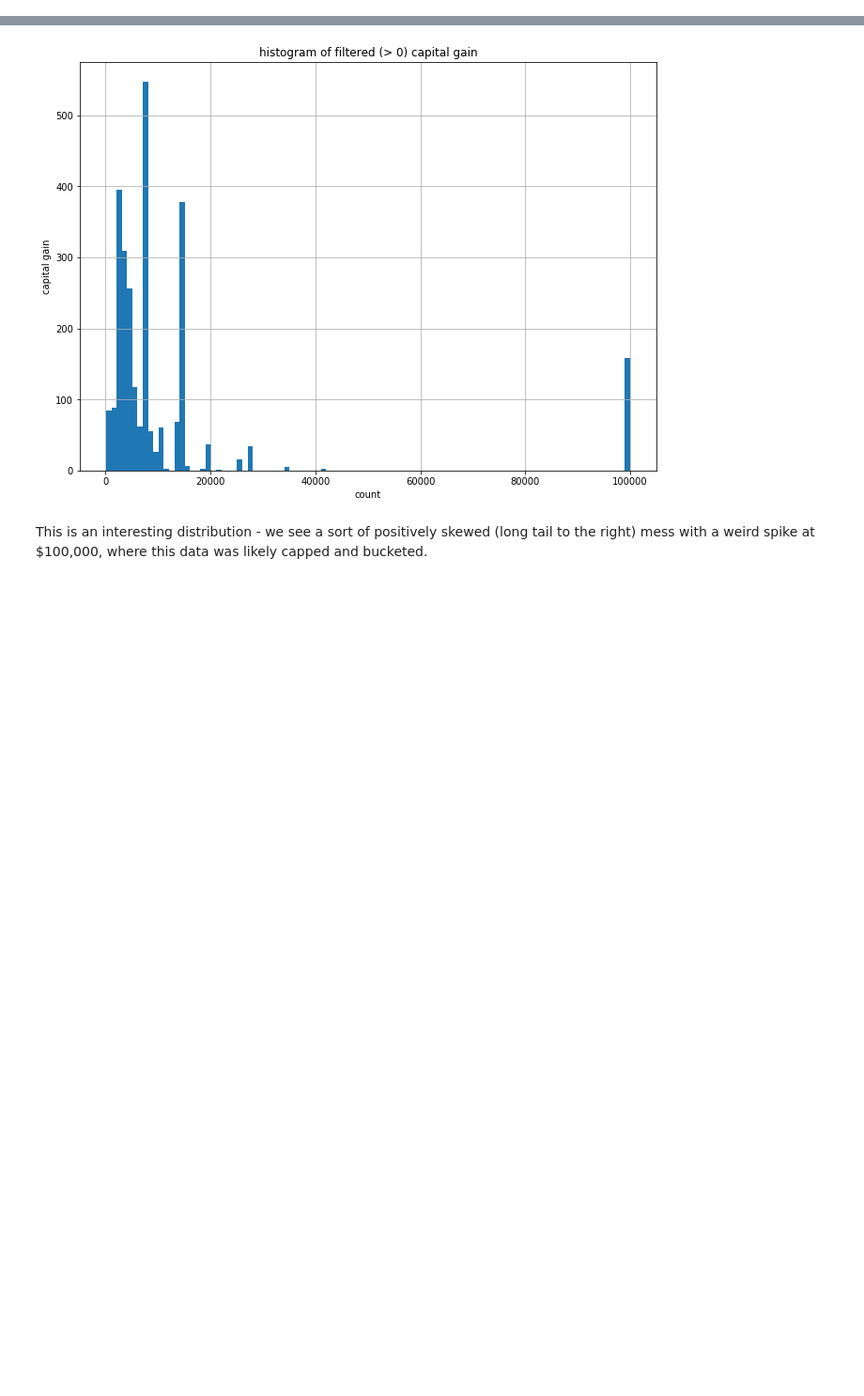
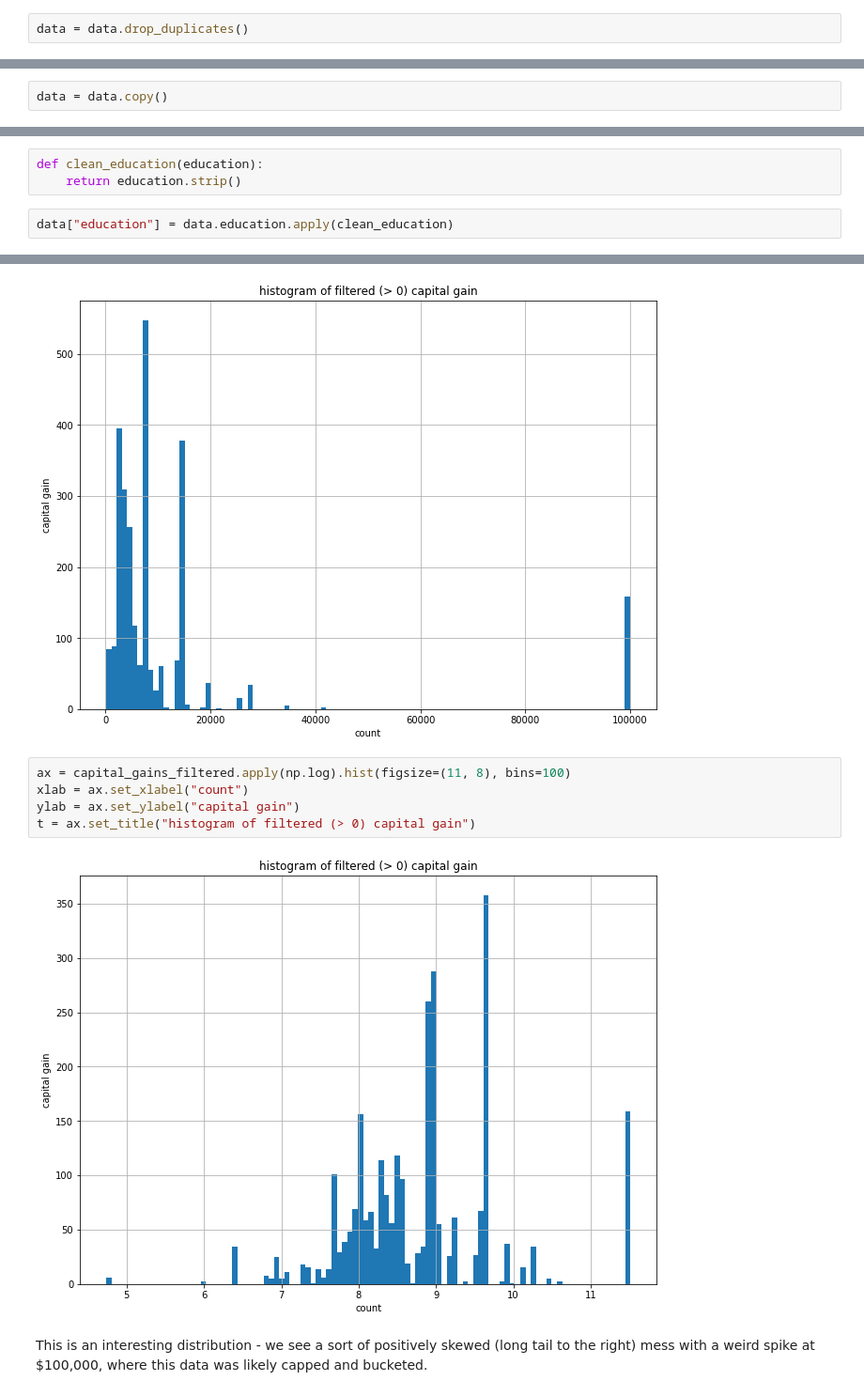
Before and after one commit to lermana/python_fundamentals, a Jupyter notebook: pandas_basics_answers.ipynb, the cells around one changed output, grey strips where cells are left out. Shown: that part at 94% size. Cells and saved outputs as stored; diff of their text form; blank space fills up the shorter version.

```diff
--- a/pandas_basics_answers.ipynb
+++ b/pandas_basics_answers.ipynb
@@ -163,6 +163,8 @@ One of the ways in which we can filter a `DataFrame` is to pass a condition into
 `duplicated()` is a method that returns `True` for every row in `data` that is a duplicate. The square bracket syntax works such that it will then return the rows in the `DataFrame` that have a value of `True`. So, `duplicated` returns a whole collection of `True` or `False` values for each position in the index, and the square bracket syntax then returns the the row for each `True` index value.
 
 Let's quickly look at another example of filtering using the square bracket syntax:
+# %%
+data = data.drop_duplicates()
 # %%
 len(data[data.capital_gain > 0])
 # %% [output]
@@ -413,6 +482,8 @@ data.over_fifty_k.unique()
 array([' <=50K', ' >50K'], dtype=object)
 # %% [markdown]
 In this case, I don't love these `str` representations of what is really `bool` data (you can see that they have issues, in the form of leading spaces). Let's write a function to convert these values to `bool` type, and then `apply` that function over the rows of the `DataFrame`. The `apply` method allows you to write your own functionality when the `DataFrame` doesn't have what you want built-in:
+# %%
+data = data.copy()
 # %%
 def is_over_fifty_k(income):
     return income.strip() == ">50K"
@@ -422,0 +498,5 @@ The above shows how you create a new column in `pandas`: `df["new_column_name"]
+# %%
+def clean_education(education):
+    return education.strip()
+# %%
+data["education"] = data.education.apply(clean_education)
@@ -593,6 +736,13 @@ ylab = ax.set_ylabel("capital gain")
 t = ax.set_title("histogram of filtered (> 0) capital gain")
 # %% [output]
 [figure]
+# %%
+ax = capital_gains_filtered.apply(np.log).hist(figsize=(11, 8), bins=100)
+xlab = ax.set_xlabel("count")
+ylab = ax.set_ylabel("capital gain")
+t = ax.set_title("histogram of filtered (> 0) capital gain")
+# %% [output]
+[figure, added]
 # %% [markdown]
 This is an interesting distribution - we see a sort of positively skewed (long tail to the right) mess with a weird spike at $100,000, where this data was likely capped and bucketed.
 # %% [markdown]
```
Also changed, not shown: parts of 33 cells of this notebook, 1 other file.
